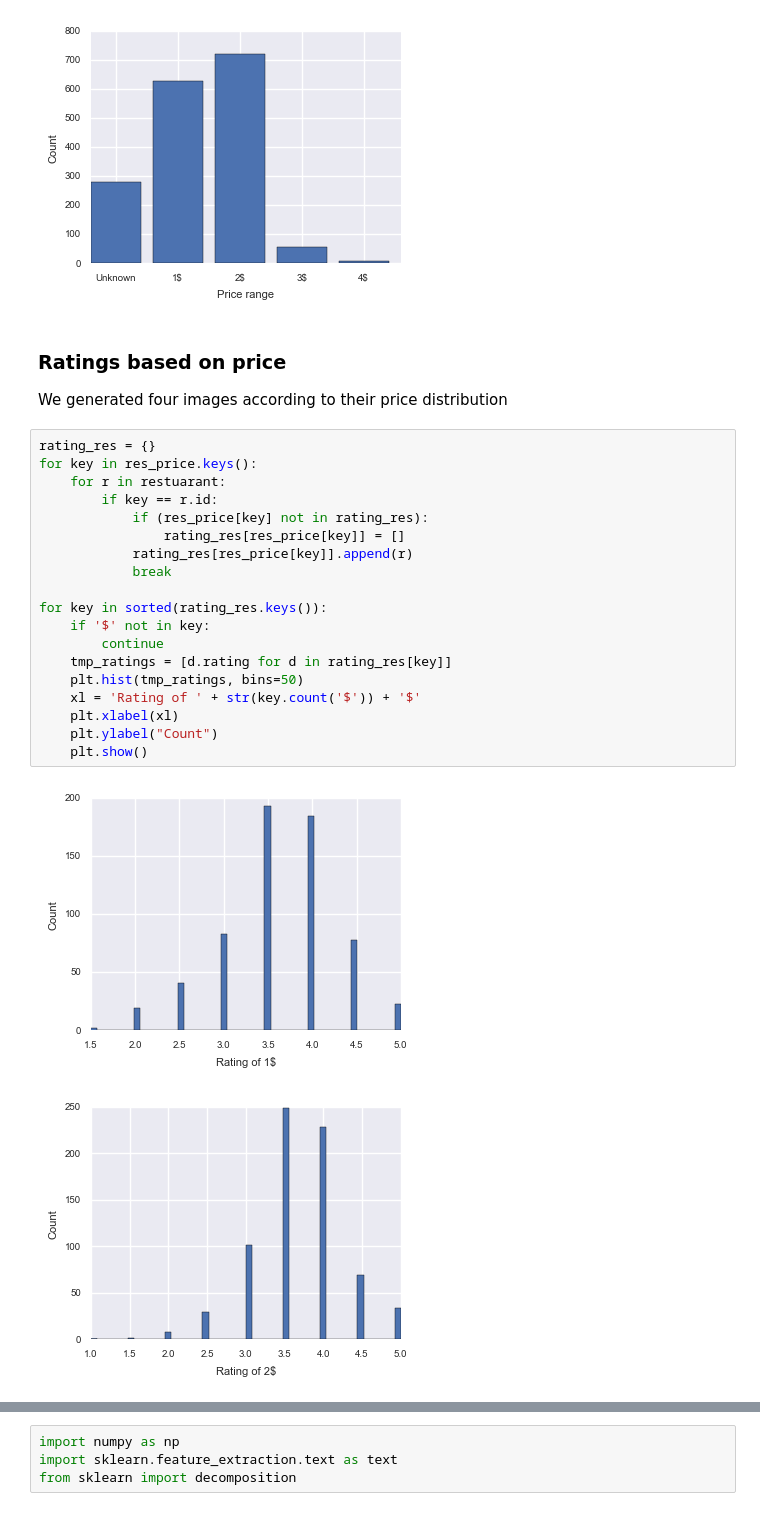
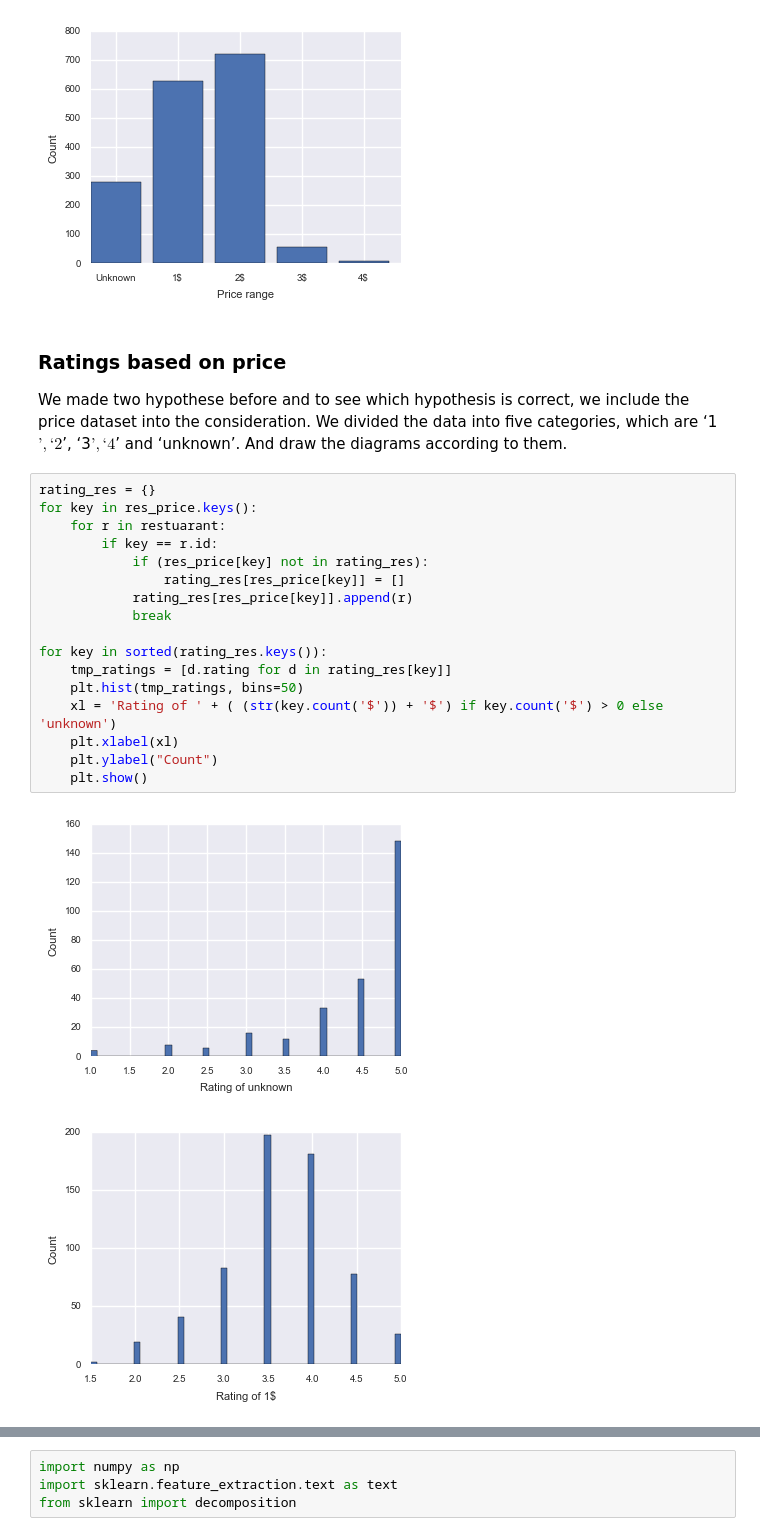
Before and after one commit to zwang1/pdsteam, a Jupyter notebook: yelp.ipynb, the cells around one changed output, grey strips where cells are left out. Cells and saved outputs as stored; diff of their text form.

```diff
--- a/yelp.ipynb
+++ b/yelp.ipynb
@@ -205,29 +221,27 @@ plt.xlabel("Price range")
 Counter({2: 721, 1: 627, 0: 280, 3: 55, 4: 8})
 <matplotlib.text.Text at 0x...>
 [figure]
-# %% [markdown]
-### Ratings based on price
-
-We generated four images according to their price distribution
+# %% [markdown]
+### Ratings based on price
+
+We made two hypothese before and to see which hypothesis is correct, we include the price dataset into the consideration. We divided the data into five categories, which are ‘1$’, ‘2$’, ‘3$’, ‘4$’ and ‘unknown’. And draw the diagrams according to them.
 # %%
 rating_res = {}
 for key in res_price.keys():
     for r in restuarant:
         if key == r.id:
             if (res_price[key] not in rating_res):
                 rating_res[res_price[key]] = []
             rating_res[res_price[key]].append(r)
             break
 
 for key in sorted(rating_res.keys()):
-    if '$' not in key:
-        continue
     tmp_ratings = [d.rating for d in rating_res[key]]
     plt.hist(tmp_ratings, bins=50)
-    xl = 'Rating of ' + str(key.count('$')) + '$'
+    xl = 'Rating of ' + ( (str(key.count('$')) + '$') if key.count('$') > 0 else 'unknown')
     plt.xlabel(xl)
     plt.ylabel("Count")
     plt.show()
 # %% [output]
-[figure, old version]
+[figure, new version]
-[figure, old version]
+[figure, new version]
```
Also changed, not shown: parts of 20 cells of this notebook.
